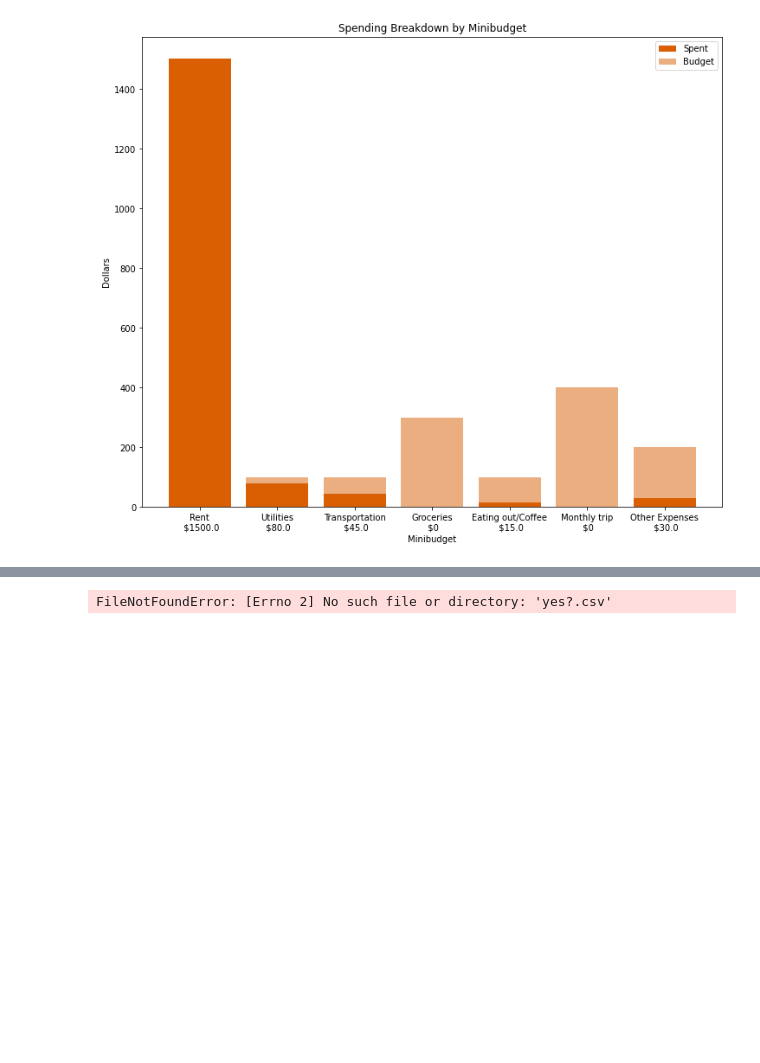
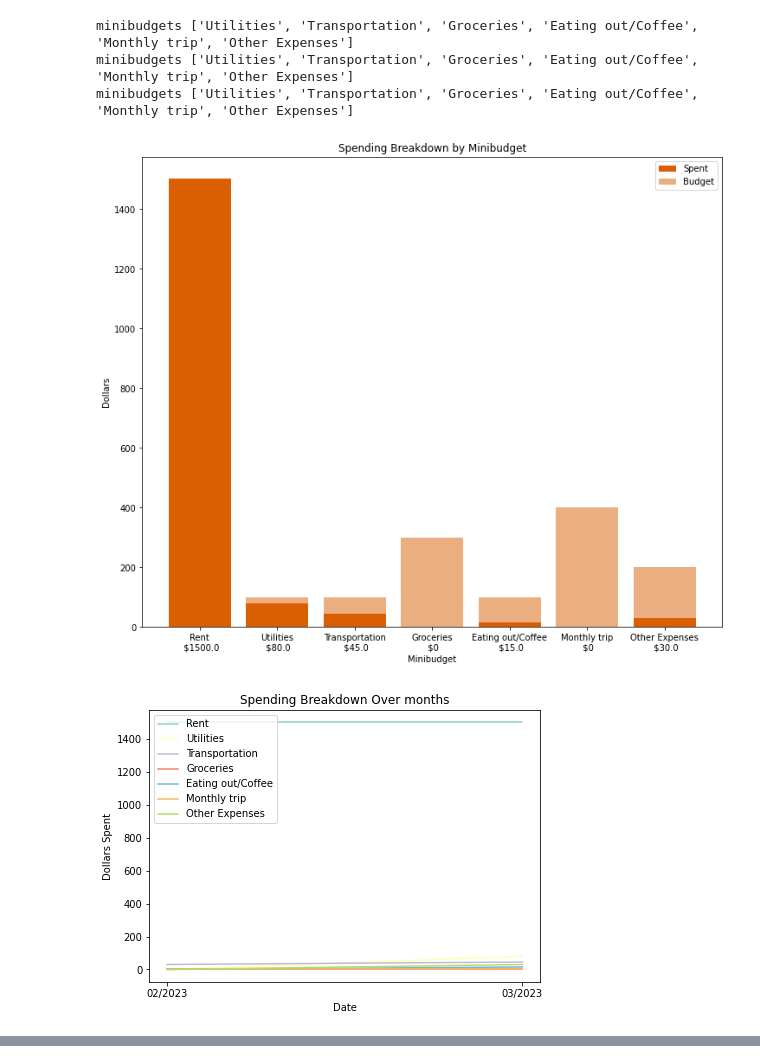
Before and after one commit to evefine/useful_personal, a Jupyter notebook: budgeting.ipynb, the cells around one changed output, grey strips where cells are left out. Cells and saved outputs as stored; diff of their text form; code cells hidden in the pictures; blank space fills up the shorter version.

Commit message:
Comparing months added

```diff
--- a/budgeting.ipynb
+++ b/budgeting.ipynb
@@ -17,22 +18,5 @@ import numpy as np
 # %%
-def new_profile():
-    # Create a new window for the user to input the number of budgets they want to create
-    new_window = tk.Tk()
-    new_window.geometry("500x300")
-    new_window.title("New Profile")
-
-    # Create a label and an entry field for the number of budgets
-    label = tk.Label(new_window, text="How many budgets do you want to create?")
-    label.pack(pady=10)
-
-    entry = tk.Entry(new_window)
-    entry.pack(pady=10)
-
-    # Create a submit button that opens the window for entering budget information
-    submit_button1 = tk.Button(new_window, text="Submit", command=lambda: open_budgets_window(new_window, int(entry.get())))
-    submit_button1.pack(pady=10)
-
-def open_budgets_window(root, num_budgets):
+def new_budgets_window(root):
     # Create new window
     budget_window = tk.Toplevel(root)
     #budget_window.geometry("500x300")
@@ -44,7 +28,7 @@ def open_budgets_window(root, num_budgets):
 
     # Create entries for each budget
     budget_entries = []
-    for i in range(num_budgets):
+    for i in range(10):
         # Create a label and entry for the budget name
         name_label = tk.Label(budget_frame, text="Budget Name:")
         name_label.grid(row=i, column=0, padx=10, pady=10)
@@ -60,14 +44,11 @@ def open_budgets_window(root, num_budgets):
         # Add the budget entries to the list
         budget_entries.append((name_entry, amount_entry))
 
-    # Create a submit button
-    submit_button = tk.Button(budget_frame, text="Submit", command=lambda: submit_budgets(budget_window, budget_entries))
-    submit_button.grid(row=num_budgets, column=1, pady=10)
-
     # Create a button to submit the budgets
     def submit_budgets(budget_window, budget_entries):
         # Create list of budget tuples
         budgets = []
+        names = []
         for entry in budget_entries:
             name = entry[0].get().strip()
             amount_str = entry[1].get().strip()
@@ -75,7 +56,9 @@ def open_budgets_window(root, num_budgets):
                 amount = 0
             else:
                 amount = int(amount_str)
-            budgets.append((name, amount))
+            if name and amount:
+                budgets.append((name, amount))
+                names.append(name)
 
         # Prompt user for filename and save budgets CSV
         title = simpledialog.askstring("Save File", "Please enter the filename to save your budgets as (do not include file extension):", parent=budget_window)
@@ -92,10 +75,10 @@ def open_budgets_window(root, num_budgets):
             writer.writerow(headers)
 
         # close the budget window
-        root.destroy()
+        budget_window.destroy()
 
     submit_button = tk.Button(budget_frame, text="Submit", command=lambda: submit_budgets(budget_window, budget_entries))
-    submit_button.grid(row=num_budgets, column=1, pady=10)
+    submit_button.grid(row=11, column=1, pady=10)
 
     # Keep the budgets window open until it is closed
     budget_window.mainloop()
@@ -482,10 +566,10 @@ def start_page():
     button_frame.pack(side="left", pady=10, fill="both", expand=True)
 
     # Add buttons to the frame
-    button1 = tk.Button(button_frame, text="Create a new profile",command=new_profile)
+    button1 = tk.Button(button_frame, text="Create a new profile",command=lambda:new_budgets_window(root))
     button1.place(relx=0.33, rely=0.4, anchor="center")
 
-    button2 = tk.Button(button_frame, text="Continue existing",command= open_budget_window)
+    button2 = tk.Button(button_frame, text="Continue existing",command=open_budget_window)
     button2.place(relx=0.66, rely=0.4, anchor="center")
 
     # Start the main event loop
@@ -498 +613,5 @@ root.mainloop()
+minibudgets ['Utilities', 'Transportation', 'Groceries', 'Eating out/Coffee', 'Monthly trip', 'Other Expenses']
+minibudgets ['Utilities', 'Transportation', 'Groceries', 'Eating out/Coffee', 'Monthly trip', 'Other Expenses']
+minibudgets ['Utilities', 'Transportation', 'Groceries', 'Eating out/Coffee', 'Monthly trip', 'Other Expenses']
 [figure]
+[figure, added]
@@ -499,8 +622,0 @@ root.mainloop()
-# %%
-budget_df = pd.read_csv('yes?.csv')
-minibudgets = budget_df['budget'].values
-amounts = budget_df['amount']
-budget_df
-list(minibudgets)
-# %% [output]
-FileNotFoundError: [Errno 2] No such file or directory: 'yes?.csv'
```
Also changed, not shown: parts of 7 cells of this notebook.
